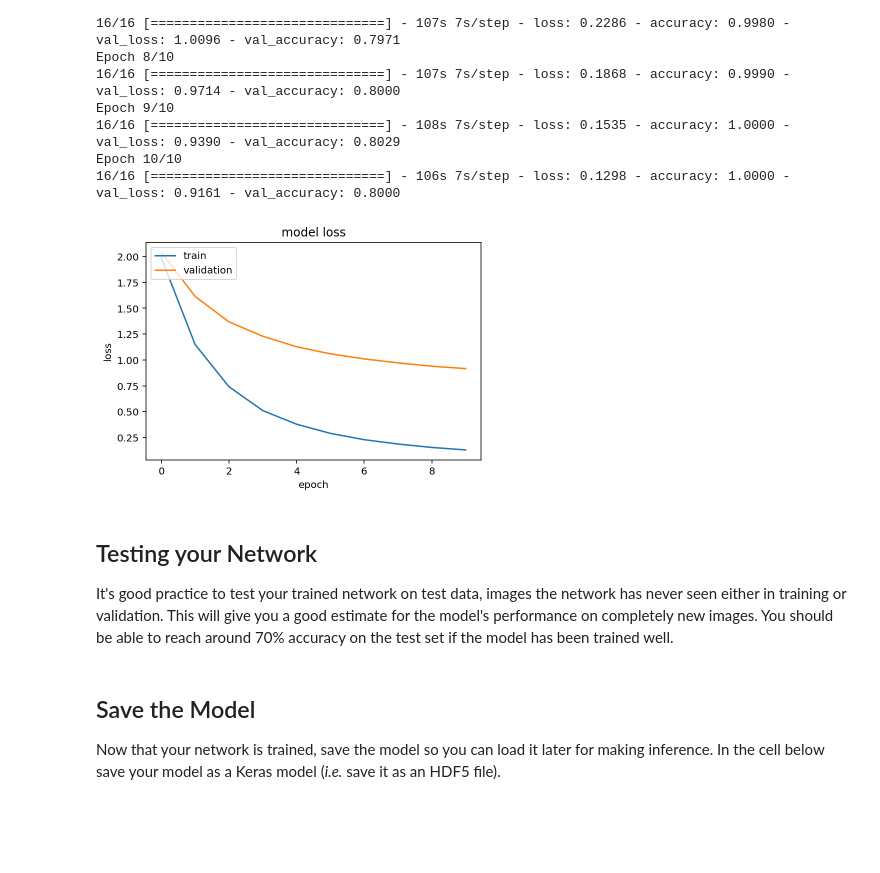
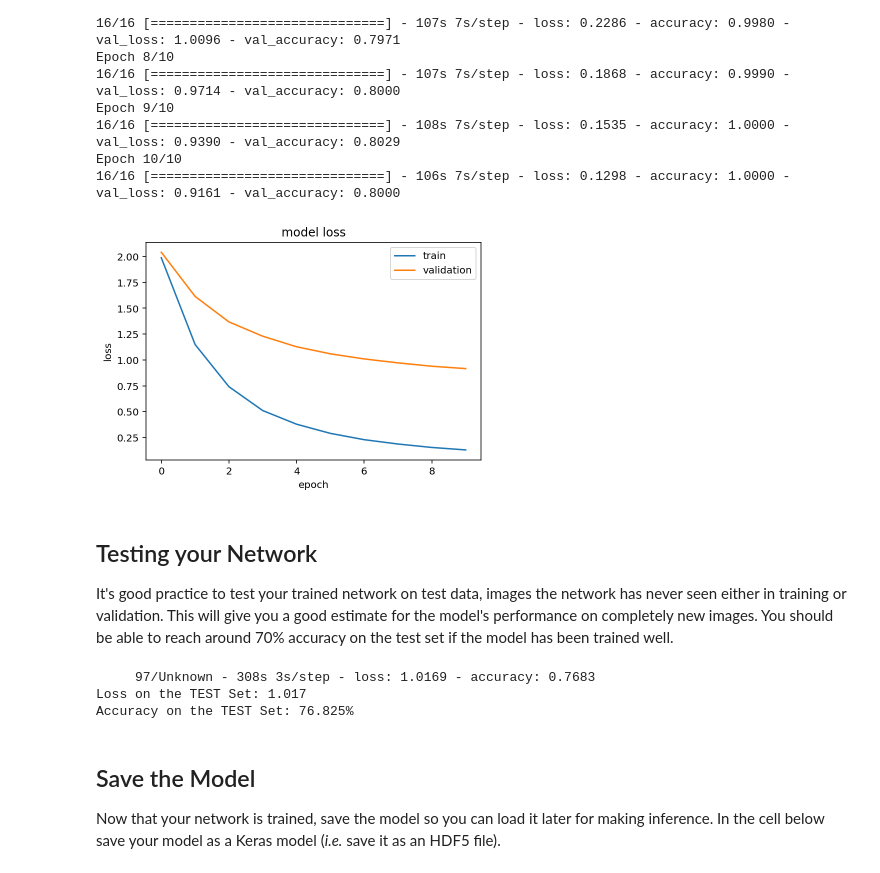
Before and after one commit to saulakh/image-classifier, a Jupyter notebook: Project_Image_Classifier_Project.ipynb, the cells around one changed output. Cells and saved outputs as stored; diff of their text form; code cells hidden in the pictures; blank space fills up the shorter version.

```diff
--- a/Project_Image_Classifier_Project.ipynb
+++ b/Project_Image_Classifier_Project.ipynb
@@ -286,21 +286,30 @@ Epoch 10/10
 # %%
 # TODO: Plot the loss and accuracy values achieved during training for the training and validation set.
 
 plt.plot(history.history['loss'])
 plt.plot(history.history['val_loss'])
 plt.title('model loss')
 plt.ylabel('loss')
 plt.xlabel('epoch')
-plt.legend(['train', 'validation'], loc='upper left')
+plt.legend(['train', 'validation'], loc='upper right')
 plt.show()
 # %% [output]
-[figure, old version]
+[figure, new version]
 # %% [markdown]
 ## Testing your Network
 
 It's good practice to test your trained network on test data, images the network has never seen either in training or validation. This will give you a good estimate for the model's performance on completely new images. You should be able to reach around 70% accuracy on the test set if the model has been trained well.
 # %%
 # TODO: Print the loss and accuracy values achieved on the entire test set.
+
+loss, accuracy = model.evaluate(testing_batches)
+
+print('\nLoss on the TEST Set: {:,.3f}'.format(loss))
+print('Accuracy on the TEST Set: {:.3%}'.format(accuracy))
+# %% [output]
+     97/Unknown - 308s 3s/step - loss: 1.0169 - accuracy: 0.7683
+Loss on the TEST Set: 1.017
+Accuracy on the TEST Set: 76.825%
 # %% [markdown]
 ## Save the Model
 
```
Also changed, not shown: parts of 5 cells of this notebook.
